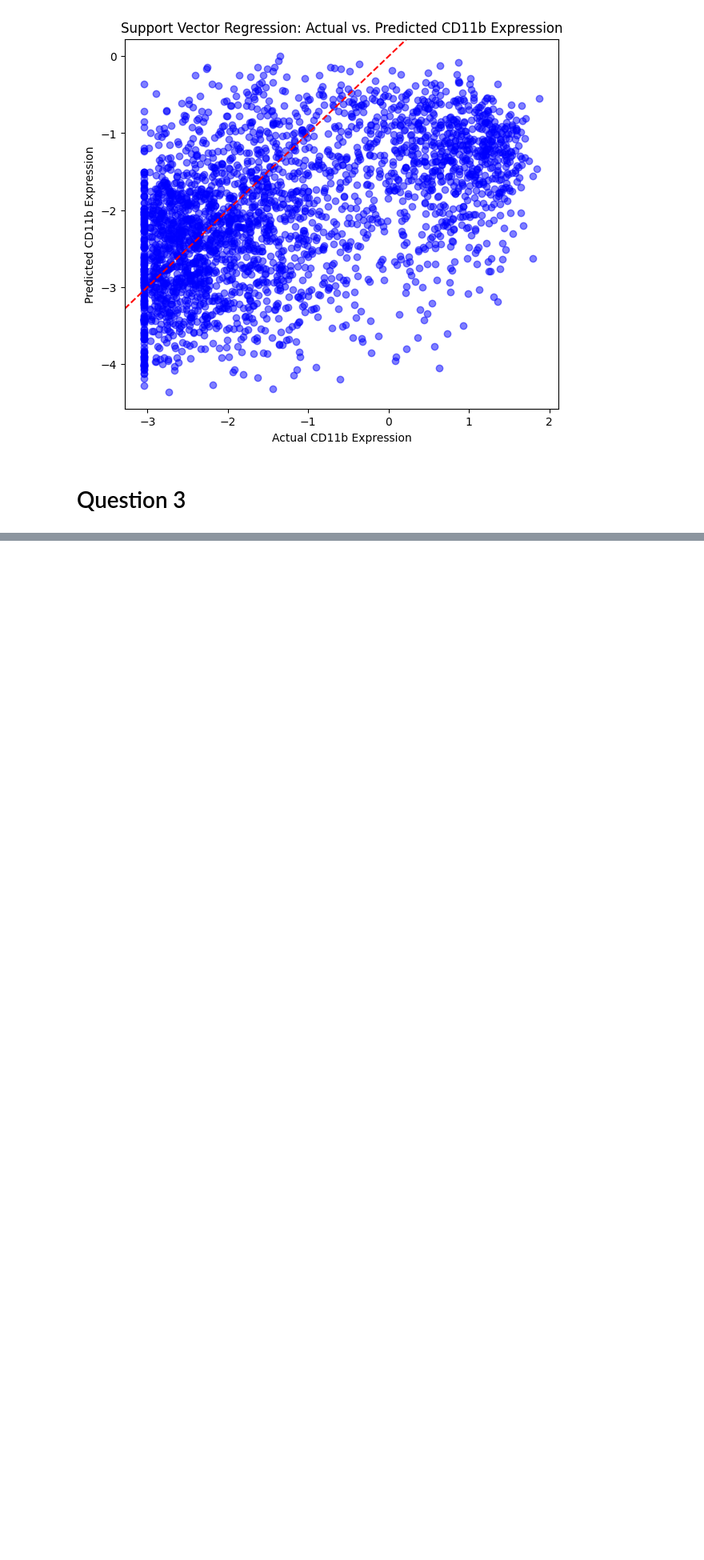
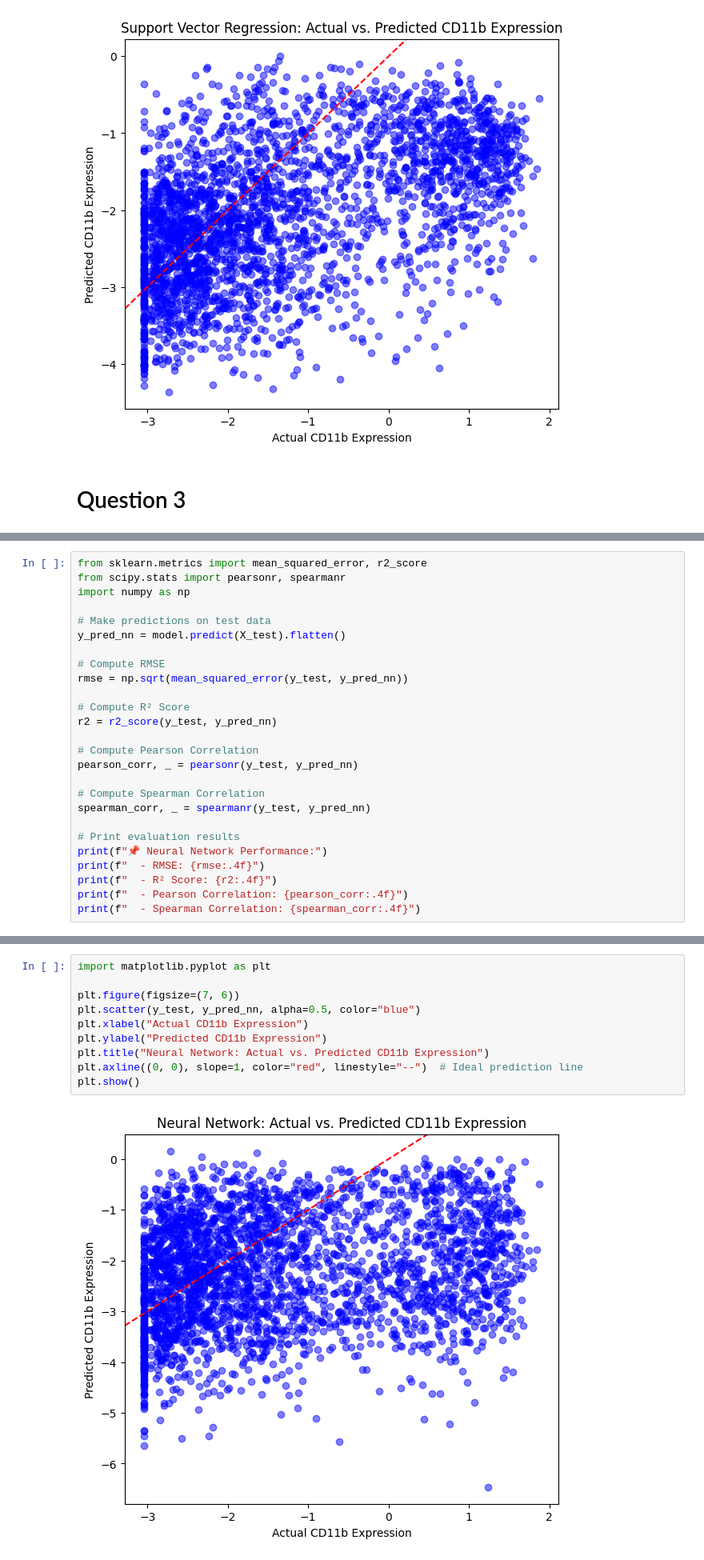
Before and after one commit to NigarRahimli/Branches, a Jupyter notebook: DataMining2024_assignment_2.ipynb, the cells around one changed output, grey strips where cells are left out. Shown at 80% size. Cells and saved outputs as stored; diff of their text form; blank space fills up the shorter version.

```diff
--- a/DataMining2024_assignment_2.ipynb
+++ b/DataMining2024_assignment_2.ipynb
@@ -741,0 +850,26 @@ plot_predictions(y_test, y_pred_svr, "Support Vector Regression")
+# %%
+from sklearn.metrics import mean_squared_error, r2_score
+from scipy.stats import pearsonr, spearmanr
+import numpy as np
+
+# Make predictions on test data
+y_pred_nn = model.predict(X_test).flatten()
+
+# Compute RMSE
+rmse = np.sqrt(mean_squared_error(y_test, y_pred_nn))
+
+# Compute R² Score
+r2 = r2_score(y_test, y_pred_nn)
+
+# Compute Pearson Correlation
+pearson_corr, _ = pearsonr(y_test, y_pred_nn)
+
+# Compute Spearman Correlation
+spearman_corr, _ = spearmanr(y_test, y_pred_nn)
+
+# Print evaluation results
+print(f"📌 Neural Network Performance:")
+print(f"  - RMSE: {rmse:.4f}")
+print(f"  - R² Score: {r2:.4f}")
+print(f"  - Pearson Correlation: {pearson_corr:.4f}")
+print(f"  - Spearman Correlation: {spearman_corr:.4f}")
@@ -741,0 +886,12 @@ plot_predictions(y_test, y_pred_svr, "Support Vector Regression")
+# %%
+import matplotlib.pyplot as plt
+
+plt.figure(figsize=(7, 6))
+plt.scatter(y_test, y_pred_nn, alpha=0.5, color="blue")
+plt.xlabel("Actual CD11b Expression")
+plt.ylabel("Predicted CD11b Expression")
+plt.title("Neural Network: Actual vs. Predicted CD11b Expression")
+plt.axline((0, 0), slope=1, color="red", linestyle="--")  # Ideal prediction line
+plt.show()
+# %% [output]
+[figure, added]
```
Also changed, not shown: parts of 15 cells of this notebook.
